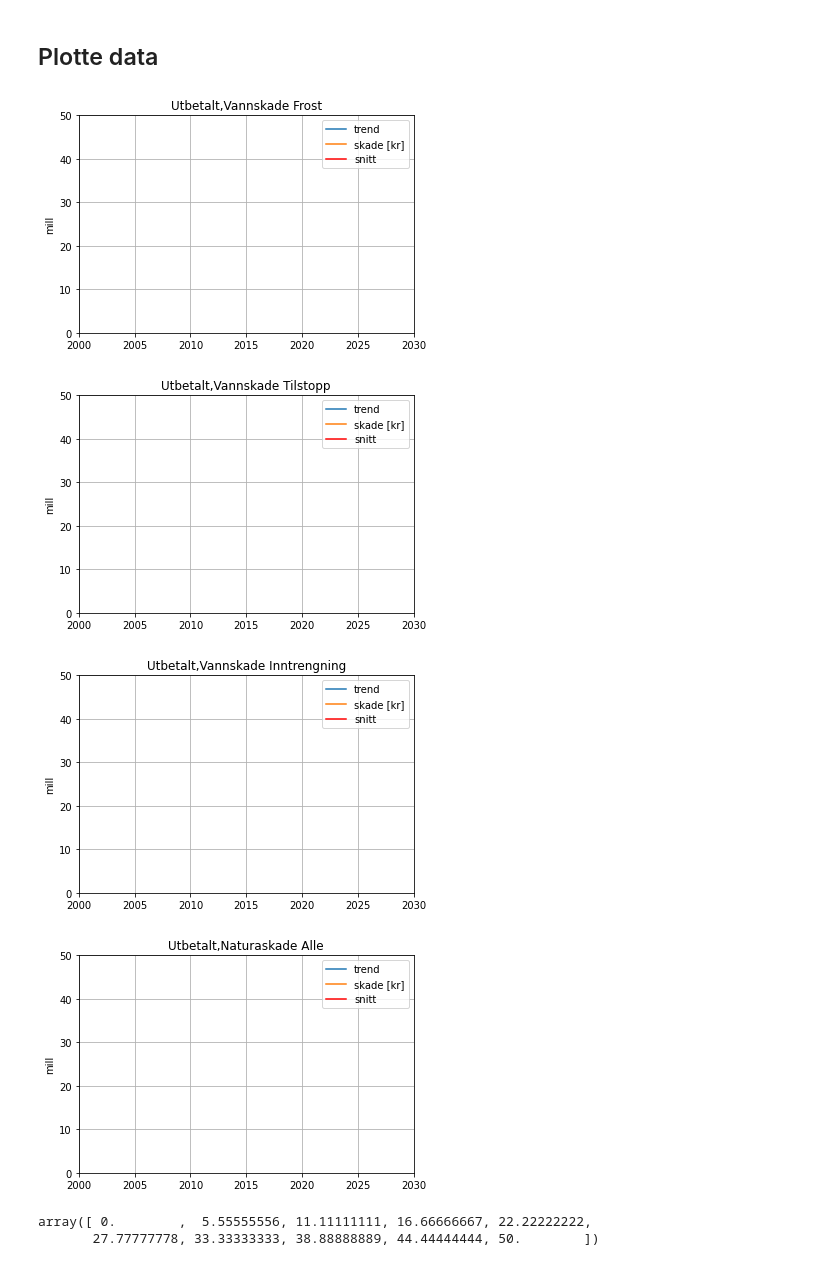
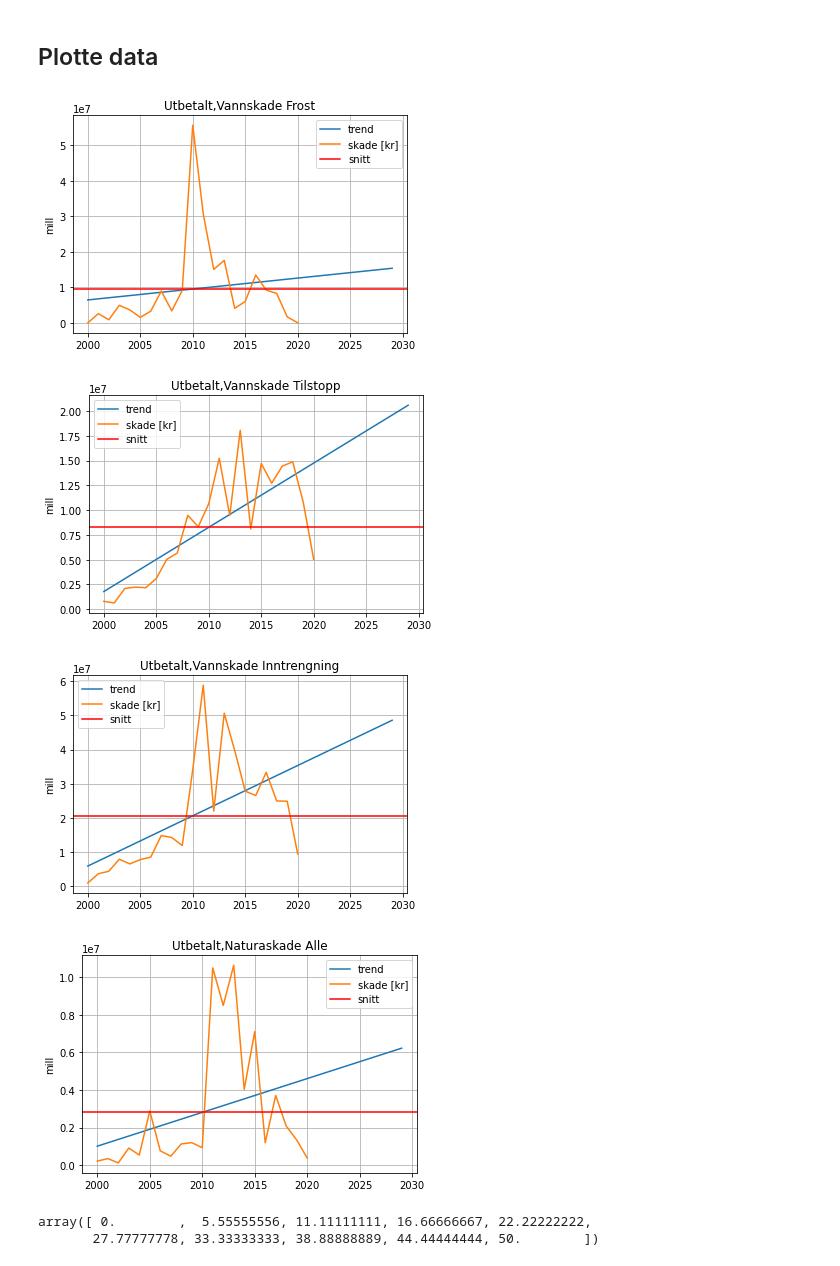
Before and after one commit to eirikngard/Eika, a Jupyter notebook: Vannskade.ipynb, the cells around one changed output. Saved outputs shown, nothing was run; the diff lists cells and outputs as text; code cells hidden in the pictures.

```diff
--- a/Vannskade.ipynb
+++ b/Vannskade.ipynb
@@ -65,28 +65,32 @@ for i in år[:-9]:
 # %%
 data_alle = np.array([data_frost,data_til,data_inn,data_nat])#.astype(np.float)
 tit = np.array(['Vannskade Frost','Vannskade Tilstopp','Vannskade Inntrengning',
                 'Naturaskade Alle'])
+from matplotlib.ticker import ScalarFormatter
 grid = np.array([0,1,2,3])
-#fig, ax = plt.subplots()#, figsize=(10,10))
+fig, ax = plt.subplots()#, figsize=(10,10))
 bins = np.linspace(0,50,10)
 for i,j in zip(data_alle,tit):
 
   snitt = np.mean(i)
   a,b = linreg(range(len(i)),i)  #//x=skade
   extrapolatedtrendline=[a*index + b for index in range(len(år))]
   plt.plot(år,extrapolatedtrendline,label="trend")
   plt.plot(år[:-9],i,label="skade [kr]")
   plt.axhline(y=snitt,color='r',label='snitt')
   plt.title("Utbetalt,"+str(j))#str(i))
   plt.ylabel("mill")
-  plt.axis([2000,2030,0,50])
-  plt.grid(),plt.legend(),
+  #ax.ticklabel_format(useOffset=False)
+  #plt.axis([2000,2030,0,50])
+  #plt.set_major_formatter(ScalarFormatter())
+  plt.grid(),plt.legend()
+
   plt.show()
 # %% [output]
-[figure, old version]
+[figure, new version]
-[figure, old version]
+[figure, new version]
-[figure, old version]
+[figure, new version]
-[figure, old version]
+[figure, new version]
 # %%
 import numpy as np
 bin = np.linspace(0,50,10)
```
Also changed, not shown: parts of 2 cells of this notebook.
